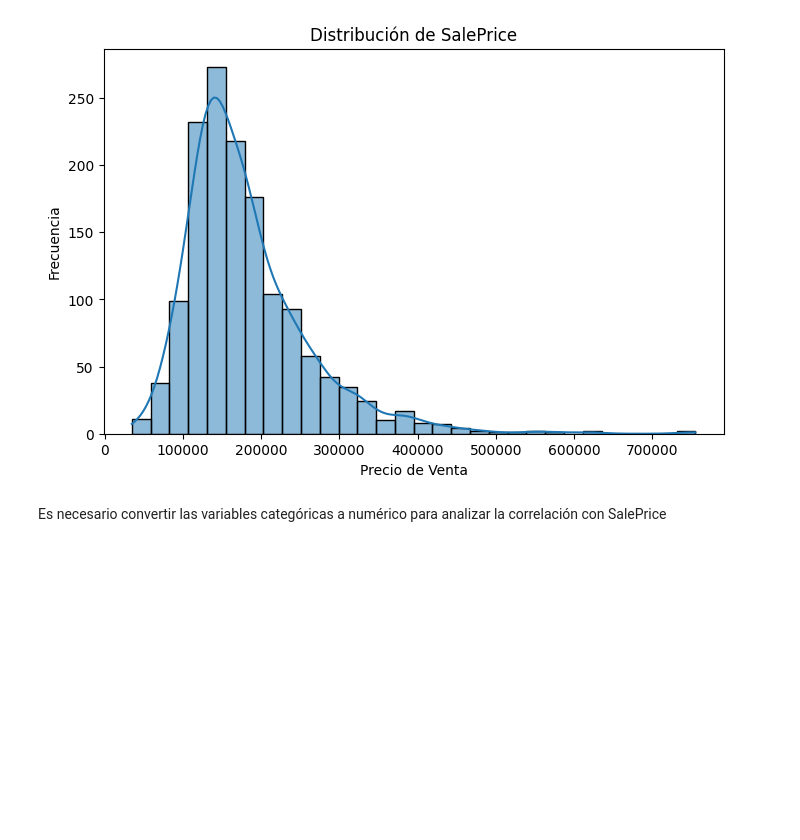
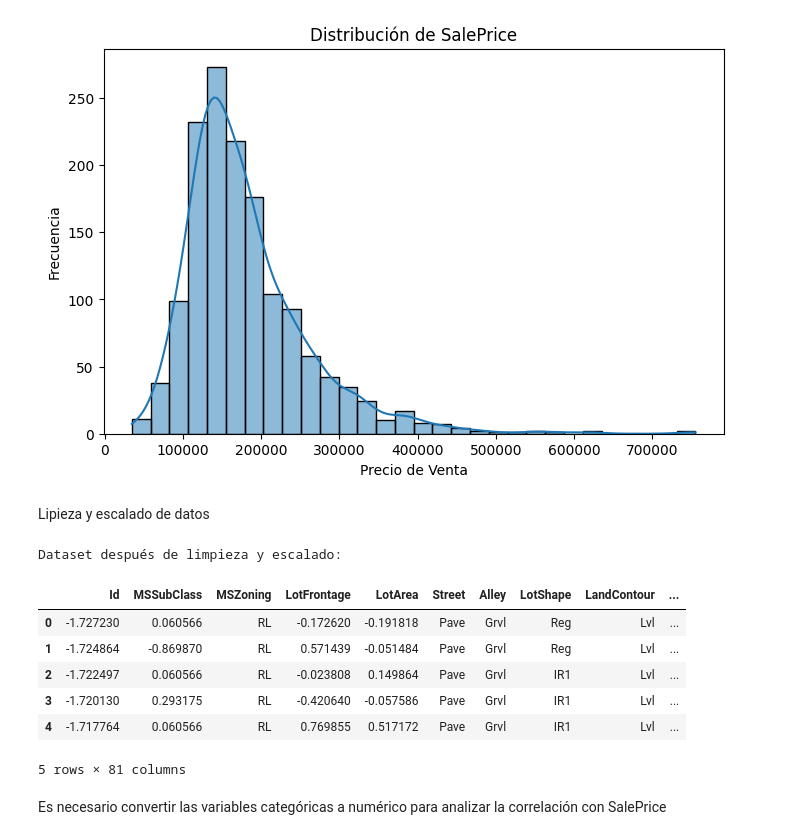
Before and after one commit to vgcarlol/Proy2-Mineria, a Jupyter notebook: main.ipynb, the cells around one changed output. Drawn from its saved outputs; the diff is of its cells as text; code cells hidden in the pictures; blank space fills up the shorter version.

```diff
--- a/main.ipynb
+++ b/main.ipynb
@@ -92,3 +92,5 @@ plt.ylabel("Frecuencia")
 plt.show()
 # %% [output]
 [figure]
+# %% [markdown]
+Lipieza y escalado de datos
@@ -95,3 +135,16 @@ plt.show()
+# %%
+# Mostrar las primeras filas del dataset limpio y escalado
+print("Dataset después de limpieza y escalado:")
+display(cleaned_df.head())
+# %% [output]
+Dataset después de limpieza y escalado:
+|  | Id | MSSubClass | MSZoning | LotFrontage | LotArea | Street | Alley | LotShape | LandContour | ... |
+| 0 | -1.727230 | 0.060566 | RL | -0.172620 | -0.191818 | Pave | Grvl | Reg | Lvl | ... |
+| 1 | -1.724864 | -0.869870 | RL | 0.571439 | -0.051484 | Pave | Grvl | Reg | Lvl | ... |
+| 2 | -1.722497 | 0.060566 | RL | -0.023808 | 0.149864 | Pave | Grvl | IR1 | Lvl | ... |
+| 3 | -1.720130 | 0.293175 | RL | -0.420640 | -0.057586 | Pave | Grvl | IR1 | Lvl | ... |
+| 4 | -1.717764 | 0.060566 | RL | 0.769855 | 0.517172 | Pave | Grvl | IR1 | Lvl | ... |
+5 rows × 81 columns
 # %% [markdown]
 Es necesario convertir las variables categóricas a numérico para analizar la correlación con SalePrice
 # %%
```
Also changed, not shown: parts of 9 cells of this notebook.
